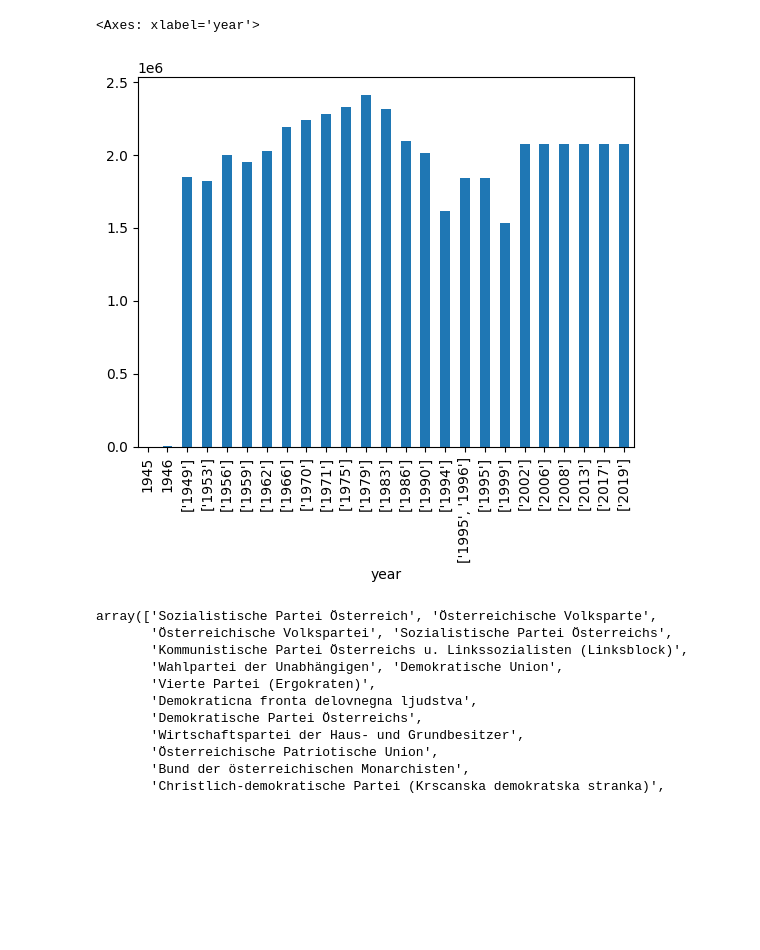
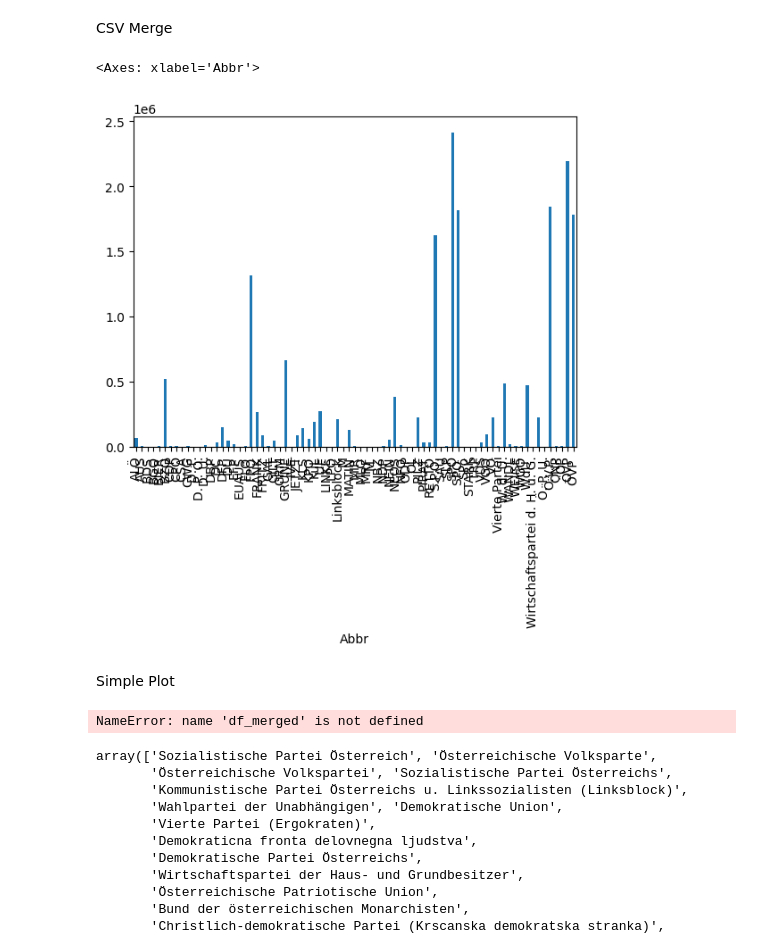
Before and after one commit to AquaWoid/wahlscraper, a Jupyter notebook: dataframe.ipynb, the cells around one changed output. Drawn from its saved outputs; the diff is of its cells as text; code cells hidden in the pictures; blank space fills up the shorter version.

```diff
--- a/dataframe.ipynb
+++ b/dataframe.ipynb
@@ -1,24 +1,27 @@
+# %% [markdown]
+CSV Merge
 # %%
 import pandas
-import plotly.express as px
 import matplotlib.pyplot as plt
-import seaborn as sns
 
 df= pandas.read_csv("csv/results.csv")
 df_inv = pandas.read_csv("csv/results_inv_form.csv")
 
 df_merged = pandas.concat([df, df_inv], axis=0, ignore_index=True)
 
-
-df_merged.to_csv("csv/results_merged.csv", header=True)
+#adf_merged.to_csv("csv/results_merged.csv", header=True)
 
 #df["Name"].unique()
-
-pl = df_merged.groupby(["year",])["Votes"].max()
-pl.plot(kind="bar")
 # %% [output]
-<Axes: xlabel='year'>
+<Axes: xlabel='Abbr'>
-[figure, old version]
+[figure, new version]
+# %% [markdown]
+Simple Plot
+# %%
+pl = df_merged.groupby(["Abbr",])["Votes"].max()
+pl.plot(kind="bar")
+# %% [output]
+NameError: name 'df_merged' is not defined
 # %%
 df_merged["Name"].unique()
 # %% [output]
```
Also changed, not shown: 16 other files.
